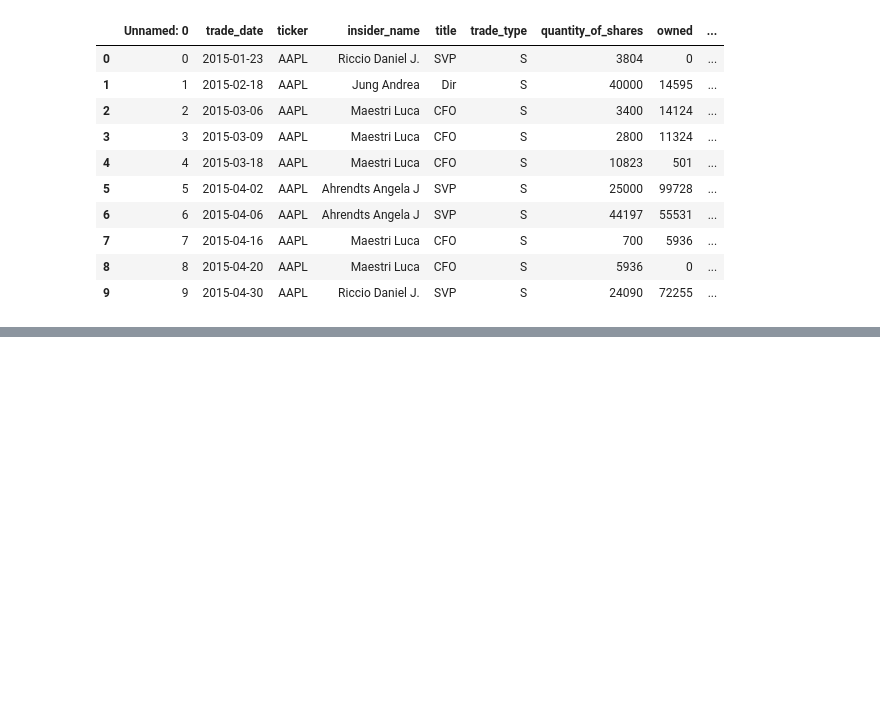
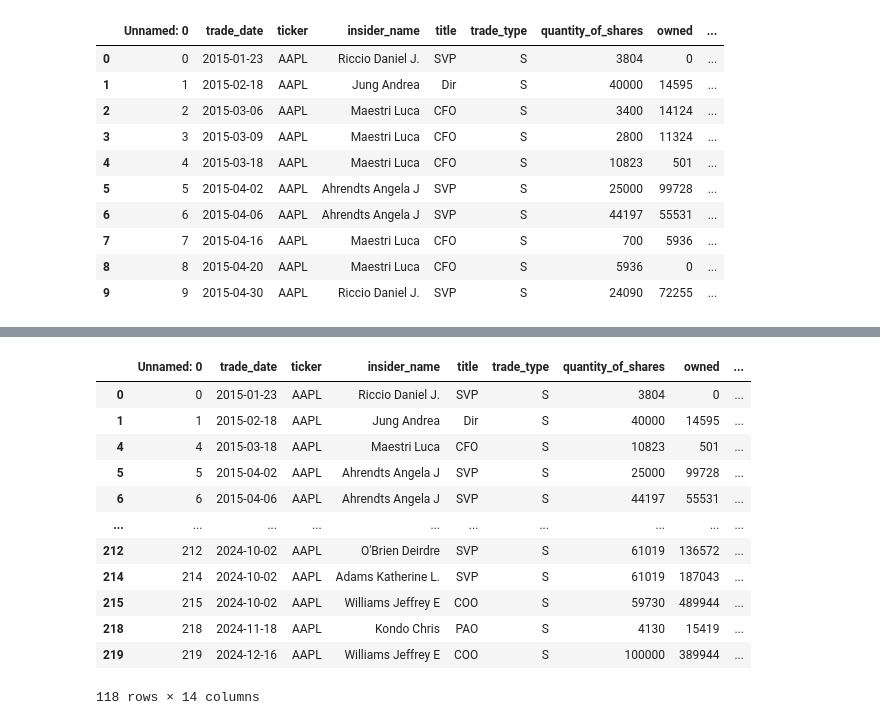
Before and after one commit to santiusfq2341/Insider_trading_price_AAPL, a Jupyter notebook: Notebooks/feature_engineering.ipynb, the cells around one changed output, grey strips where cells are left out. Cells and saved outputs as stored; diff of their text form; code cells hidden in the pictures; blank space fills up the shorter version.

```diff
--- a/Notebooks/feature_engineering.ipynb
+++ b/Notebooks/feature_engineering.ipynb
@@ -77,0 +104,20 @@ fct_precios_insiders_AAPL.head(10)
+# %%
+filtered_data_2 = fct_precios_insiders_AAPL[
+	(fct_precios_insiders_AAPL['significant_transaction'] == 1) &
+	(fct_precios_insiders_AAPL['movimiento'] > 0)
+]
+filtered_data_2
+# %% [output]
+|  | Unnamed: 0 | trade_date | ticker | insider_name | title | trade_type | quantity_of_shares | owned | ... |
+| 0 | 0 | 2015-01-23 | AAPL | Riccio Daniel J. | SVP | S | 3804 | 0 | ... |
+| 1 | 1 | 2015-02-18 | AAPL | Jung Andrea | Dir | S | 40000 | 14595 | ... |
+| 4 | 4 | 2015-03-18 | AAPL | Maestri Luca | CFO | S | 10823 | 501 | ... |
+| 5 | 5 | 2015-04-02 | AAPL | Ahrendts Angela J | SVP | S | 25000 | 99728 | ... |
+| 6 | 6 | 2015-04-06 | AAPL | Ahrendts Angela J | SVP | S | 44197 | 55531 | ... |
+| ... | ... | ... | ... | ... | ... | ... | ... | ... | ... |
+| 212 | 212 | 2024-10-02 | AAPL | O'Brien Deirdre | SVP | S | 61019 | 136572 | ... |
+| 214 | 214 | 2024-10-02 | AAPL | Adams Katherine L. | SVP | S | 61019 | 187043 | ... |
+| 215 | 215 | 2024-10-02 | AAPL | Williams Jeffrey E | COO | S | 59730 | 489944 | ... |
+| 218 | 218 | 2024-11-18 | AAPL | Kondo Chris | PAO | S | 4130 | 15419 | ... |
+| 219 | 219 | 2024-12-16 | AAPL | Williams Jeffrey E | COO | S | 100000 | 389944 | ... |
+118 rows × 14 columns
```
Also changed, not shown: parts of 8 cells of this notebook, 3 other files.
